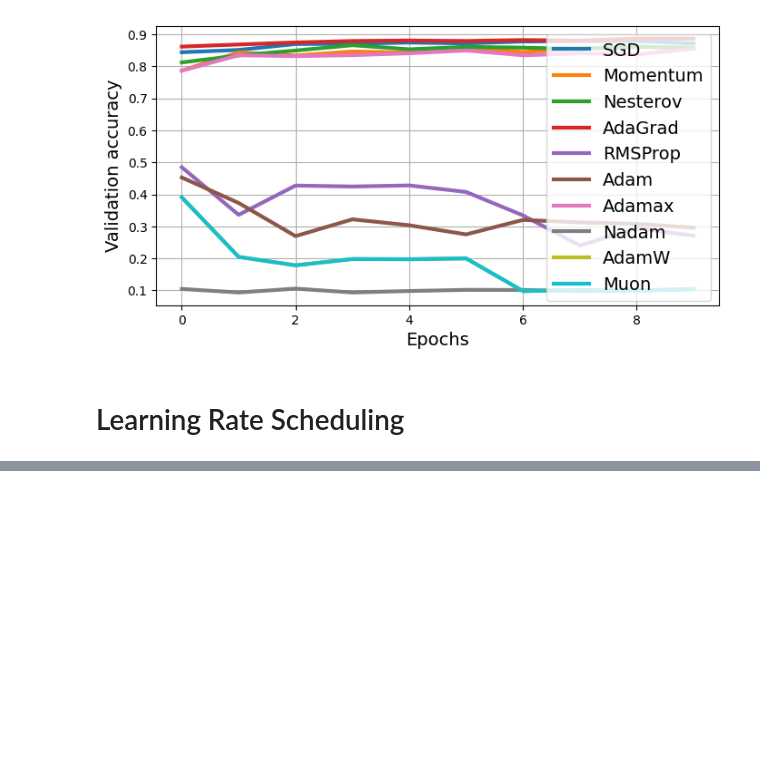
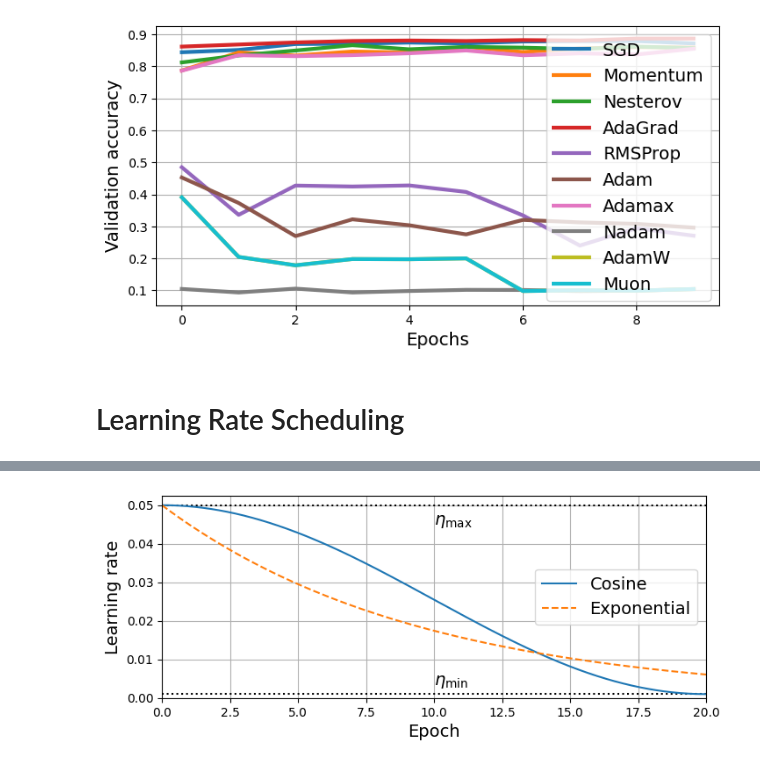
Before and after one commit to databyhuseyn/DeepLearning, a Jupyter notebook: Training_Deep_Neural_Networks_with_PyTorch.ipynb, the cells around one changed output, grey strips where cells are left out. Cells and saved outputs as stored; diff of their text form; code cells hidden in the pictures; blank space fills up the shorter version.

```diff
--- a/Training_Deep_Neural_Networks_with_PyTorch.ipynb
+++ b/Training_Deep_Neural_Networks_with_PyTorch.ipynb
@@ -831,0 +1037,22 @@ for plot in ("train_losses", "valid_metrics"):
+# %%
+t = np.linspace(0, 20, 400)
+eta_min = 0.001
+eta_max = 0.05
+t2 = 20
+eta_cos_t = eta_min + 0.5 * (eta_max - eta_min) * (1 + np.cos(t / t2 * np.pi))
+eta_exp_t = 0.9 ** t * eta_max
+
+plt.figure(figsize=(8, 3))
+plt.hlines([eta_min, eta_max], 0, 20, color="k", linestyle="dotted")
+plt.plot(t, eta_cos_t, label="Cosine")
+plt.plot(t, eta_exp_t, "--", label="Exponential")
+plt.legend(loc="center right")
+plt.text(10, eta_min + 0.0025, r"$\eta_\text{min}$")
+plt.text(10, eta_max - 0.005, r"$\eta_\text{max}$")
+plt.axis([0, 20, 0, eta_max * 1.05])
+plt.grid(True)
+plt.xlabel("Epoch")
+plt.ylabel("Learning rate")
+plt.show()
+# %% [output]
+[figure, added]
```
Also changed, not shown: parts of 9 cells of this notebook.
